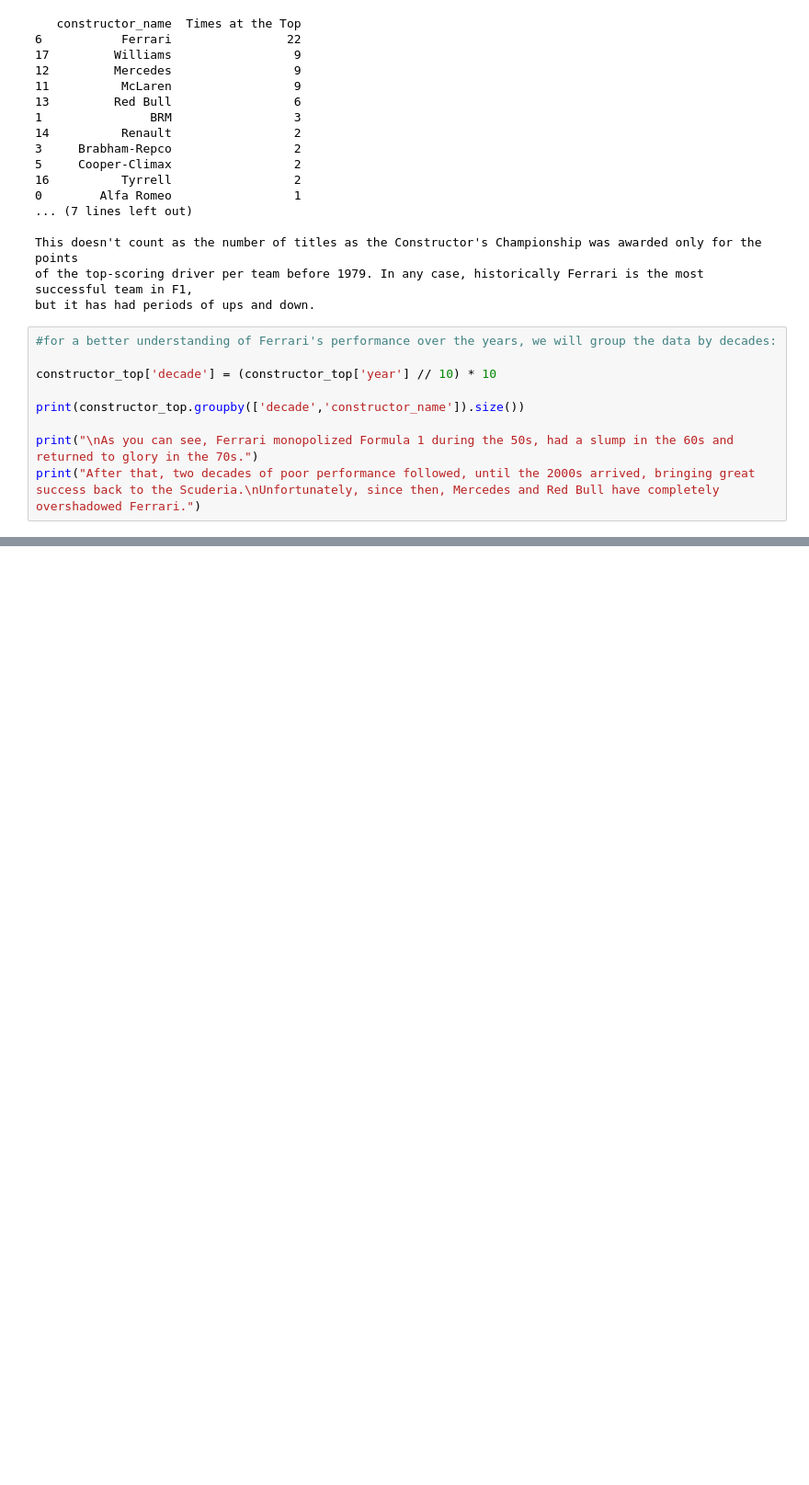
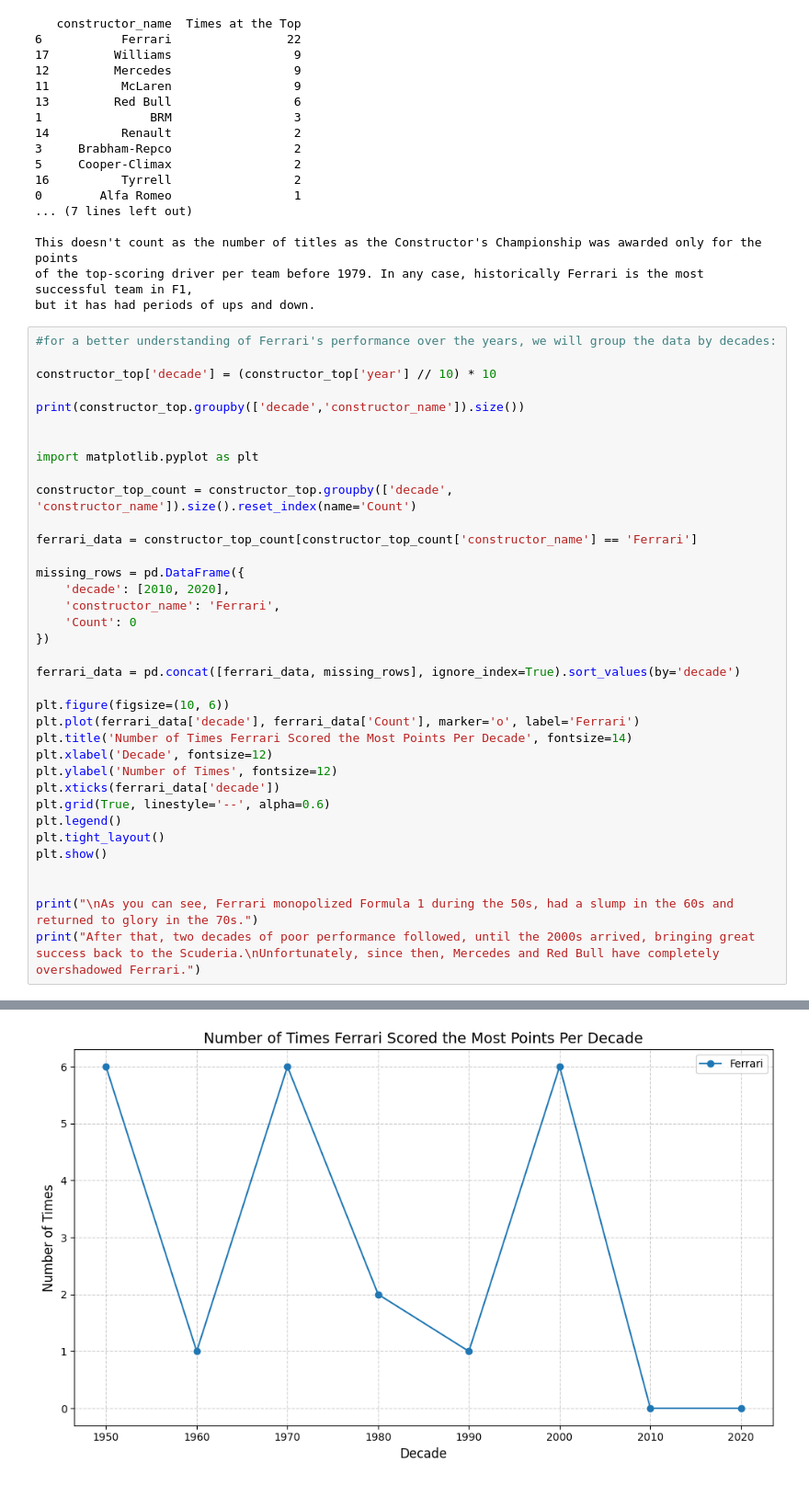
Before and after one commit to pablogalleg/python_assignment, a Jupyter notebook: group_assignment.ipynb, the cells around one changed output, grey strips where cells are left out. Shown at 92% size. Drawn from its saved outputs; the diff is of its cells as text; blank space fills up the shorter version.

Commit message:
Added Graph and Verstappen's summary

```diff
--- a/group_assignment.ipynb
+++ b/group_assignment.ipynb
@@ -775,6 +789,33 @@ constructor_top['decade'] = (constructor_top['year'] // 10) * 10
 
 print(constructor_top.groupby(['decade','constructor_name']).size())
 
+
+import matplotlib.pyplot as plt
+
+constructor_top_count = constructor_top.groupby(['decade', 'constructor_name']).size().reset_index(name='Count')
+
+ferrari_data = constructor_top_count[constructor_top_count['constructor_name'] == 'Ferrari']
+
+missing_rows = pd.DataFrame({
+    'decade': [2010, 2020],
+    'constructor_name': 'Ferrari',
+    'Count': 0
+})
+
+ferrari_data = pd.concat([ferrari_data, missing_rows], ignore_index=True).sort_values(by='decade')
+
+plt.figure(figsize=(10, 6))
+plt.plot(ferrari_data['decade'], ferrari_data['Count'], marker='o', label='Ferrari')
+plt.title('Number of Times Ferrari Scored the Most Points Per Decade', fontsize=14)
+plt.xlabel('Decade', fontsize=12)
+plt.ylabel('Number of Times', fontsize=12)
+plt.xticks(ferrari_data['decade'])
+plt.grid(True, linestyle='--', alpha=0.6)
+plt.legend()
+plt.tight_layout()
+plt.show()
+
+
 print("\nAs you can see, Ferrari monopolized Formula 1 during the 50s, had a slump in the 60s and returned to glory in the 70s.")
 print("After that, two decades of poor performance followed, until the 2000s arrived, bringing great success back to the Scuderia.\nUnfortunately, since then, Mercedes and Red Bull have completely overshadowed Ferrari.")
 # %% [output]
@@ -797,0 +839 @@ Unfortunately, since then, Mercedes and Red Bull have completely overshadowed Fe
+[figure, added]
```
Also changed, not shown: parts of 5 cells of this notebook.
